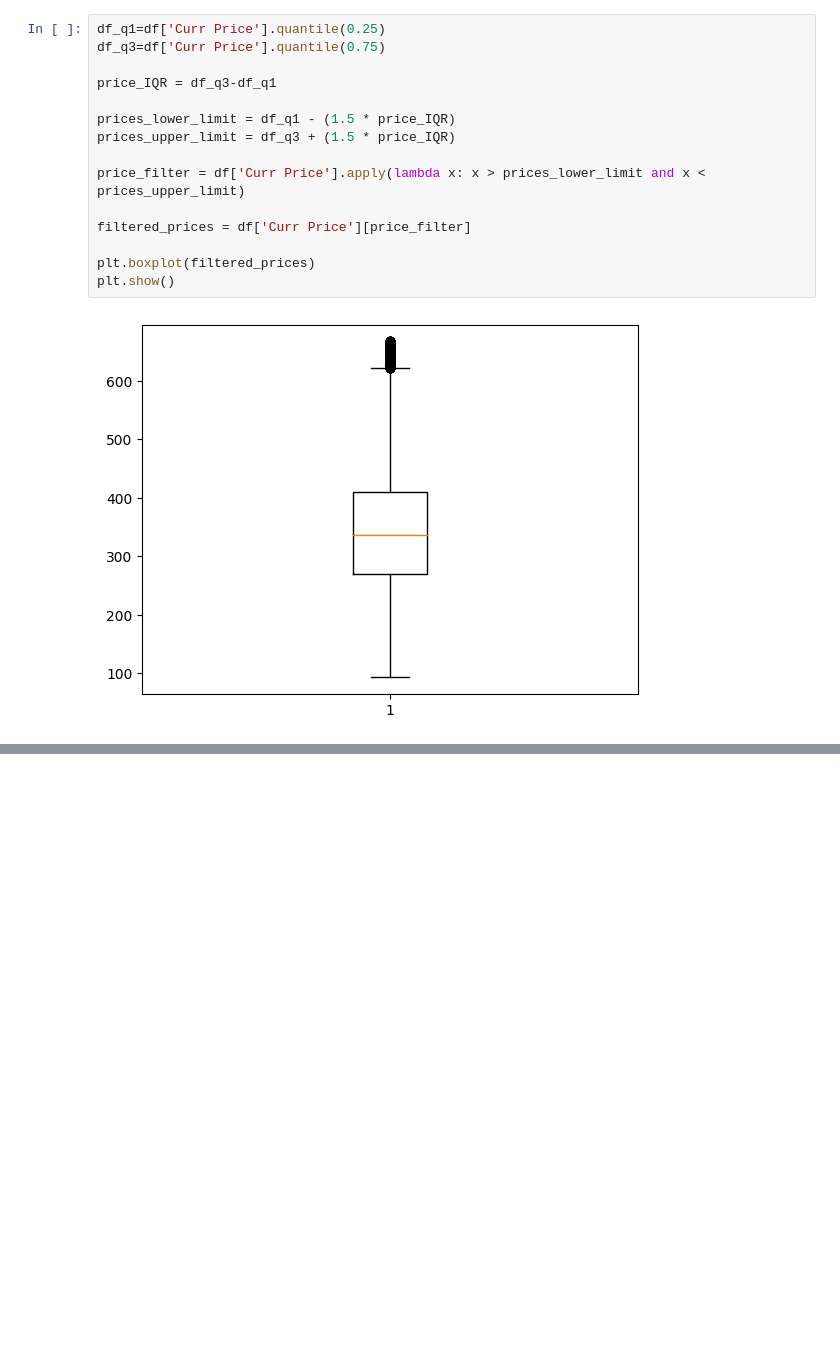
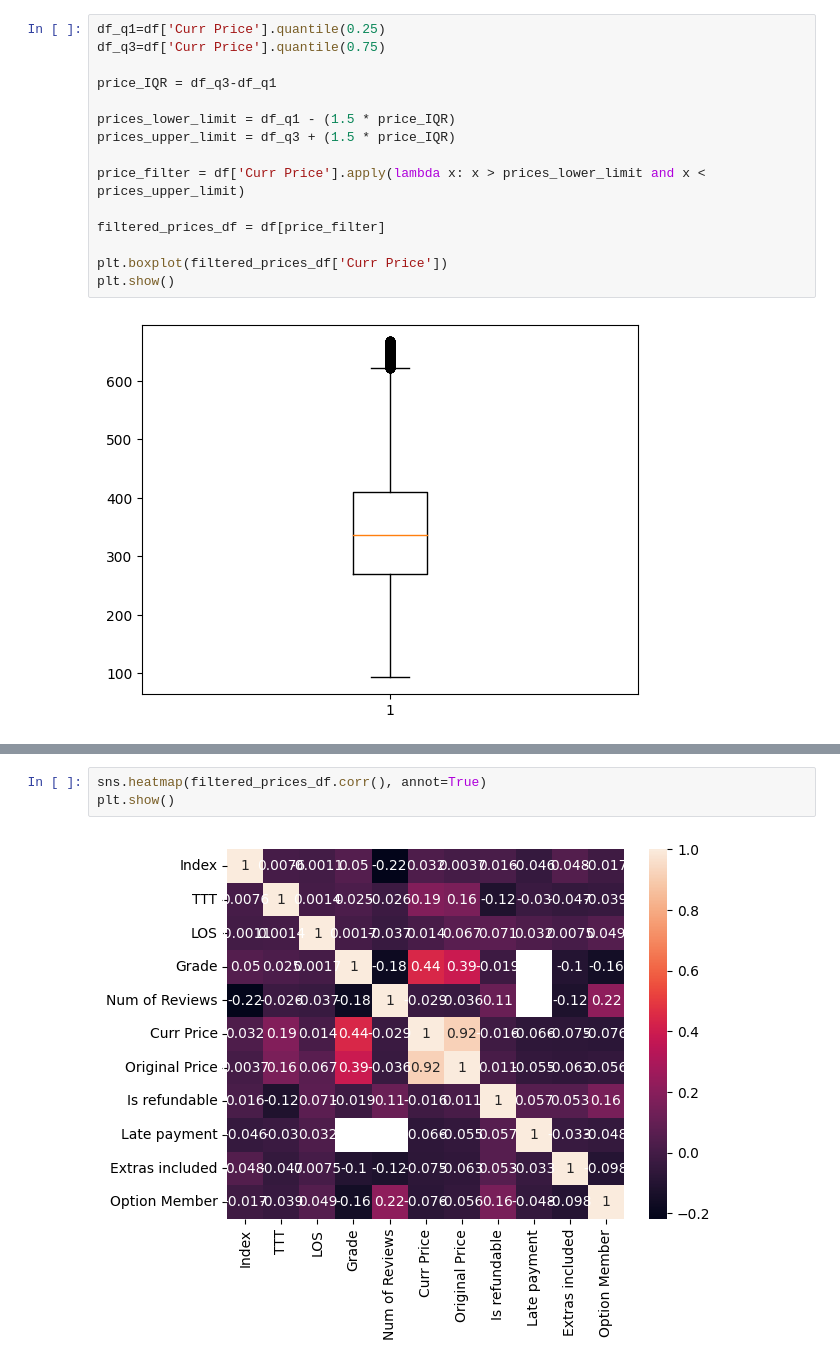
Before and after one commit to yarinr25/DSF---final-project, a Jupyter notebook: Notebooks/expedia/expedia_cleaning.ipynb, the cells around one changed output, grey strips where cells are left out. Saved outputs shown, nothing was run; the diff lists cells and outputs as text; blank space fills up the shorter version.

```diff
--- a/Notebooks/expedia/expedia_cleaning.ipynb
+++ b/Notebooks/expedia/expedia_cleaning.ipynb
@@ -290,9 +290,9 @@ prices_upper_limit = df_q3 + (1.5 * price_IQR)
 
 price_filter = df['Curr Price'].apply(lambda x: x > prices_lower_limit and x < prices_upper_limit)
 
-filtered_prices = df['Curr Price'][price_filter]
+filtered_prices_df = df[price_filter]
 
-plt.boxplot(filtered_prices)
+plt.boxplot(filtered_prices_df['Curr Price'])
 plt.show()
 # %% [output]
 [figure]
@@ -320,0 +311,5 @@ Name: Extras included, dtype: int64
+# %%
+sns.heatmap(filtered_prices_df.corr(), annot=True)
+plt.show()
+# %% [output]
+[figure, added]
```
Also changed, not shown: parts of 12 cells of this notebook.
